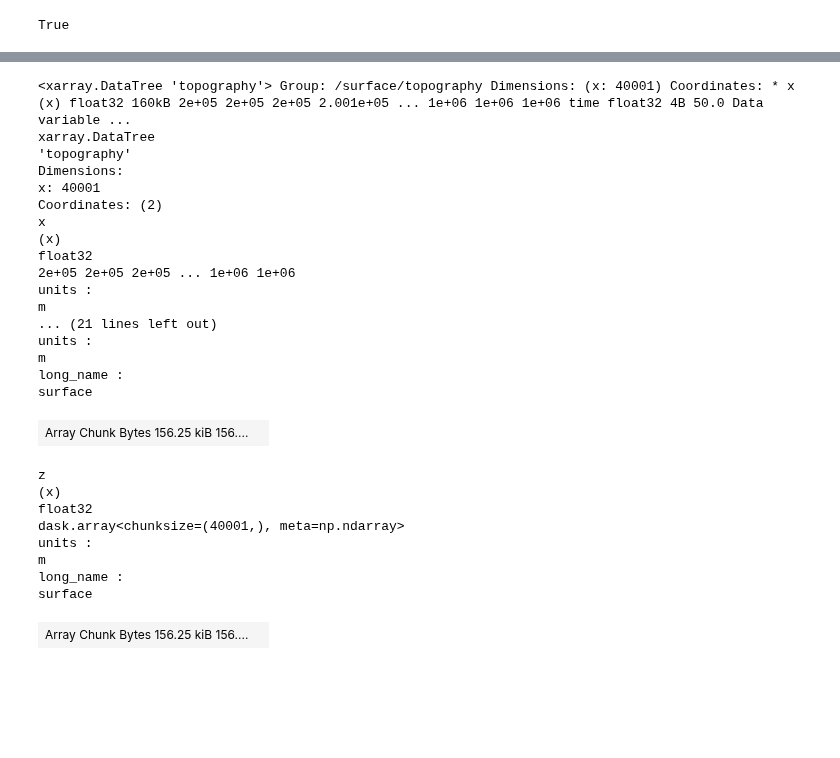
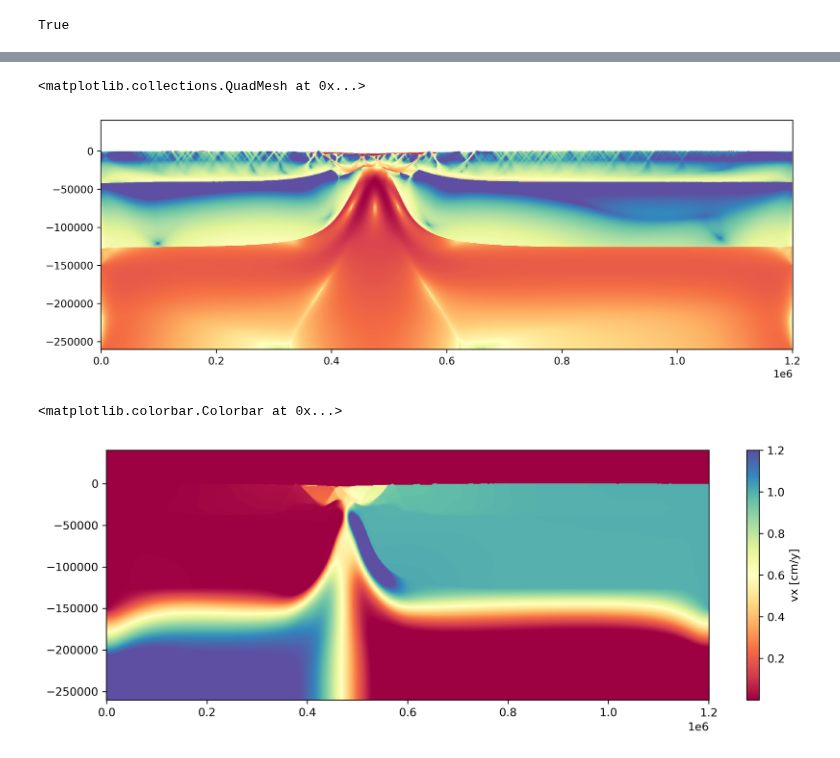
Before and after one commit to ggciag/tapioca, a Jupyter notebook: mandyoc_class_tests.ipynb, the cells around one changed output, grey strips where cells are left out. Cells and saved outputs as stored; diff of their text form; code cells hidden in the pictures; blank space fills up the shorter version.

```diff
--- a/mandyoc_class_tests.ipynb
+++ b/mandyoc_class_tests.ipynb
@@ -611,30 +655,20 @@ mesh.plot.streamplot(x='x',y='z',u='vx',v='vy', broken_streamlines=True,
 # %%
-cs15_50myr.surface['topography']
+from matplotlib.colors import LogNorm
+plt.figure(figsize=(12,4),dpi=300)
+
+visc = mesh['viscosity']
+plt.pcolormesh(visc.x,visc.z, np.log10(visc), cmap='Spectral')
+# plt.ylim(-100e3,5e3)
 # %% [output]
-<xarray.DataTree 'topography'> Group: /surface/topography Dimensions: (x: 40001) Coordinates: * x (x) float32 160kB 2e+05 2e+05 2e+05 2.001e+05 ... 1e+06 1e+06 1e+06 time float32 4B 50.0 Data variable ...
-xarray.DataTree
-'topography'
-Dimensions:
-x: 40001
-Coordinates: (2)
-x
-(x)
-float32
-2e+05 2e+05 2e+05 ... 1e+06 1e+06
-units :
-m
-... (21 lines left out)
-units :
-m
-long_name :
-surface
+<matplotlib.collections.QuadMesh at 0x...>
-| Array Chunk Bytes 156.25 kiB 156.... |  |
-z
-(x)
-float32
-dask.array<chunksize=(40001,), meta=np.ndarray>
-units :
-m
-long_name :
-surface
-| Array Chunk Bytes 156.25 kiB 156.... |  |
+[figure, added]
+# %%
+plt.figure(figsize=(12,4),dpi=300)
+
+vx = mesh['vx']
+plt.pcolormesh(vx.x,vx.z, vx*(3.156e+9), cmap='Spectral', vmin=1e-4, vmax=1.2)
+plt.colorbar(label='vx [cm/y]')
+#plt.ylim(-100e3,5e3)
+# %% [output]
+<matplotlib.colorbar.Colorbar at 0x...>
+[figure, added]
```
Also changed, not shown: parts of 12 cells of this notebook.
